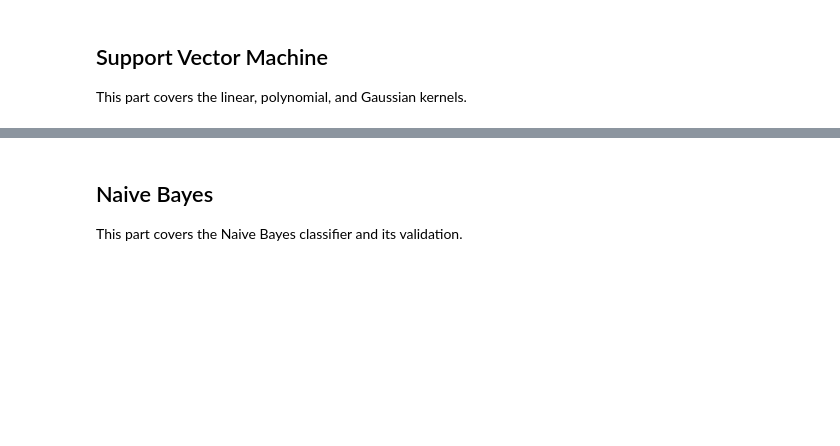
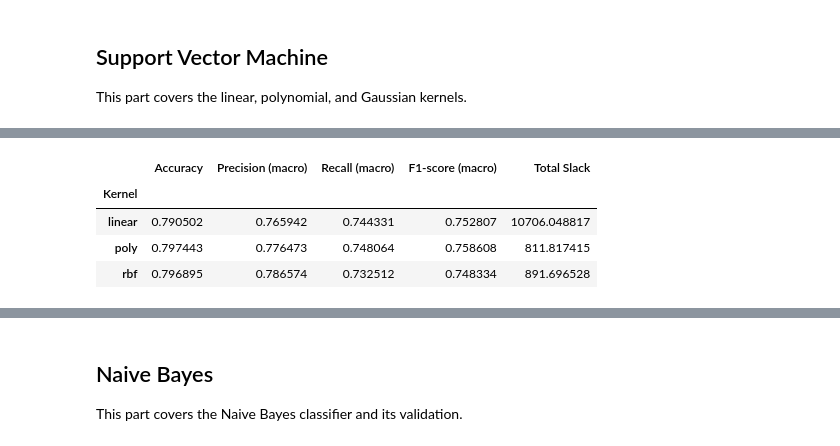
Before and after one commit to EliWidjojo/IF3170_G28_HaalinghamJayaAO3, a Jupyter notebook: notebooks/data_preparation.ipynb, the cells around one changed output, grey strips where cells are left out. Cells and saved outputs as stored; diff of their text form; code cells hidden in the pictures; blank space fills up the shorter version.

```diff
--- a/notebooks/data_preparation.ipynb
+++ b/notebooks/data_preparation.ipynb
@@ -103,8 +120,8 @@ Paths and shared constants are kept in this class.
 # %%
 class Settings:
     SEED = 42
-    DATA_DIR = Path("data")
-    OUTPUT_DIR = Path("output")
+    DATA_DIR = Path("../data")
+    OUTPUT_DIR = Path("../output")
     TARGET = "is_canceled"
     VALIDATION_SIZE = 0.20
     OUTLIER_IQR_FACTOR = 1.5
@@ -367,4 +511,4 @@ def clip_outliers(frame, bounds):
 
 X_train = clip_outliers(X_train, outlier_bounds)
 X_val = clip_outliers(X_val, outlier_bounds)
-X_test = clip_outliers(X_test, outlier_bounds)here
+X_test = clip_outliers(X_test, outlier_bounds)
@@ -689,4 +893,72 @@ This part covers the model with L1, L2, and Elastic Net regularization.
 
 This part covers the linear, polynomial, and Gaussian kernels.
 # %%
-# Write your code here
+# Konversi DataFrame hasil preprocessing menjadi NumPy array
+X_train_svm = X_train_processed.to_numpy(dtype=float)
+X_val_svm = X_val_processed.to_numpy(dtype=float)
+y_train_svm = y_train_processed.to_numpy()
+y_val_svm = y_val_processed.to_numpy()
+
+# Eksperimen untuk ketiga kernel: Linear, Polynomial, dan Gaussian (rbf)
+svm_kernels = ["linear", "poly", "rbf"]
+svm_models = {}
+svm_results = []
+
+for kernel_name in svm_kernels:
+    svm_model = SVM(
+        kernel=kernel_name,
+        C=1.0,
+        degree=3,
+        gamma="scale",
+        coef0=1.0,
+        lr=0.01 if kernel_name == "linear" else 0.005,
+        epochs=50,
+        max_kernel_samples=2000,  # supaya aman untuk RAM
+        random_state=CFG.SEED,
+    )
+
+    # Fit hanya menggunakan data training hasil preprocessing
+    svm_model.fit(X_train_svm, y_train_svm)
+    svm_models[kernel_name] = svm_model
+
+    # Prediksi dan evaluasi menggunakan validation set
+    y_val_pred_svm = svm_model.predict(X_val_svm)
+
+    # Variabel total slack sesuai petunjuk rubrik
+    slack_total = svm_model.slack_total
+
+    svm_results.append({
+        "Kernel": kernel_name,
+        "Accuracy": accuracy_score(y_val_svm, y_val_pred_svm),
+        "Precision (macro)": precision_score(
+            y_val_svm, y_val_pred_svm, average="macro", zero_division=0
+        ),
+        "Recall (macro)": recall_score(
+            y_val_svm, y_val_pred_svm, average="macro", zero_division=0
+        ),
+        "F1-score (macro)": f1_score(
+            y_val_svm, y_val_pred_svm, average="macro", zero_division=0
+        ),
+        "Total Slack": slack_total,
+    })
+
+    print(f"=== SVM ({kernel_name.upper()}) | Total Slack: {slack_total:.2f} ===")
+    print(classification_report(y_val_svm, y_val_pred_svm, zero_division=0))
+
+# Summary perbandingan
+svm_summary_df = pd.DataFrame(svm_results).set_index("Kernel")
+display(svm_summary_df)
+
+# Pilih model SVM terbaik berdasarkan F1-score untuk evaluasi & confusion matrix
+best_svm_kernel = svm_summary_df["F1-score (macro)"].idxmax()
+best_svm_model = svm_models[best_svm_kernel]
+y_val_pred_svm = best_svm_model.predict(X_val_svm)
+
+print(f"\nBest SVM Kernel: {best_svm_kernel.upper()}")
+print("Confusion Matrix:")
+display(pd.DataFrame(
+    confusion_matrix(y_val_svm, y_val_pred_svm),
+    index=[f"Actual {label}" for label in best_svm_model.classes_],
+    columns=[f"Predicted {label}" for label in best_svm_model.classes_],
+))
+# %% [output]
@@ -692,0 +982,5 @@ This part covers the linear, polynomial, and Gaussian kernels.
+|  | Accuracy | Precision (macro) | Recall (macro) | F1-score (macro) | Total Slack |
+| Kernel |  |  |  |  |  |
+| linear | 0.790502 | 0.765942 | 0.744331 | 0.752807 | 10706.048817 |
+| poly | 0.797443 | 0.776473 | 0.748064 | 0.758608 | 811.817415 |
+| rbf | 0.796895 | 0.786574 | 0.732512 | 0.748334 | 891.696528 |
```
Also changed, not shown: parts of 23 cells of this notebook, 5 other files.
